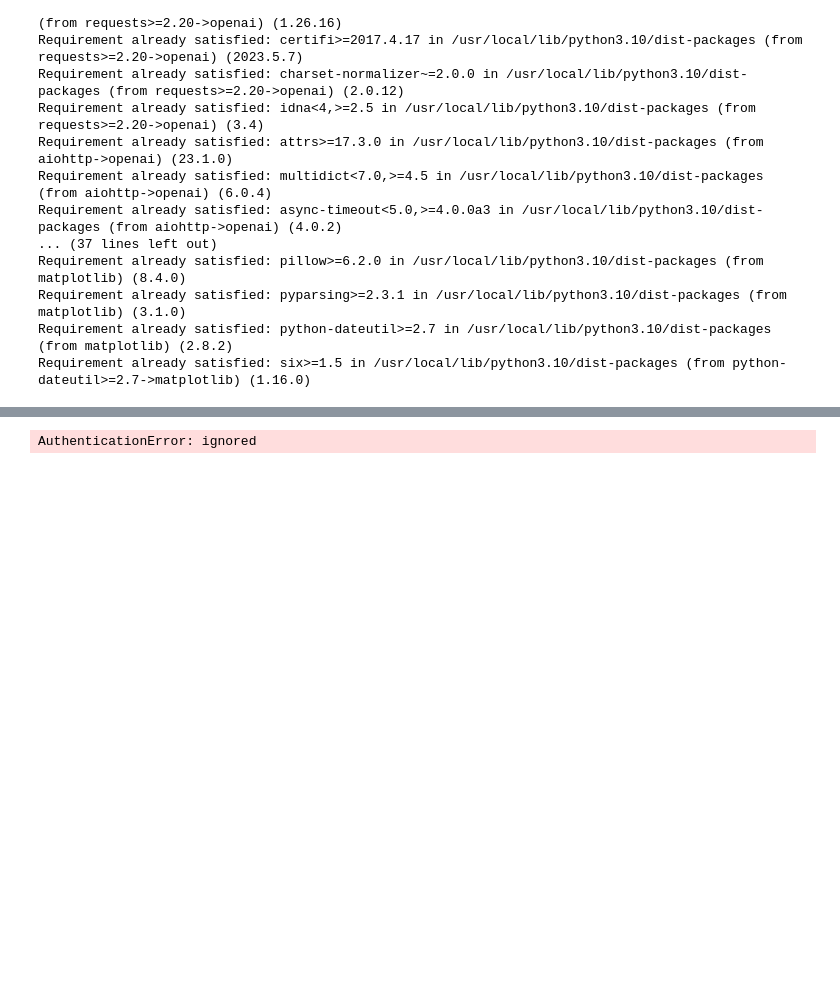
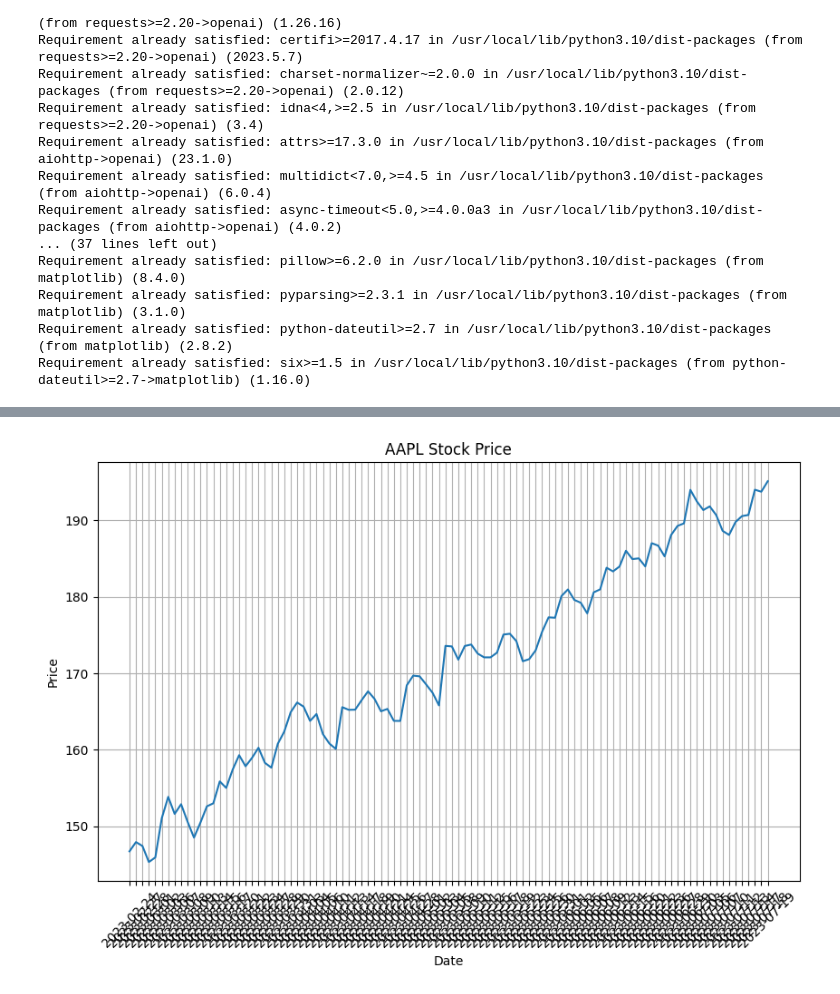
Before and after one commit to anayrshukla/sherlock, a Jupyter notebook: Stock_ChatBOT.ipynb, the cells around one changed output, grey strips where cells are left out. Drawn from its saved outputs; the diff is of its cells as text; code cells hidden in the pictures; blank space fills up the shorter version.

```diff
--- a/Stock_ChatBOT.ipynb
+++ b/Stock_ChatBOT.ipynb
@@ -39,13 +39,15 @@ Requirement already satisfied: six>=1.5 in /usr/local/lib/python3.10/dist-packag
 # 6. Write a function that lets the user chat with the chatbot and have a conversation
 # 7. Make a loop wherein the user can quit with the statement 'Quit' or continue having the conversation
 # %%
-openai.api_key = "####"
-newsapi_key = "####"
+
+openai.api_key = "###"
+alphavantage_key = "###"
+newsapi_key = "###"
 
 def fetch_articles(stock_symbol):
     today = datetime.now().strftime("%Y-%m-%d")
     one_month_ago = (datetime.now() - timedelta(days=30)).strftime("%Y-%m-%d")
-    url = f"https://newsapi.org/v2/everything?q={stock_symbol}&apiKey={newsapi_key}"
+    url = f"https://newsapi.org/v2/everything?q={stock_symbol}&from={one_month_ago}&to={today}&apiKey={newsapi_key}"
     response = requests.get(url)
     articles = response.json()['articles']
 
@@ -67,11 +69,10 @@ def select_article(articles):
 def generate_summary(article_text):
     response = openai.Completion.create(
         engine='davinci',
-        prompt=f"Summarize the following article in 5 sentences:\n{article_text}",
+        prompt=f"Summarize the following article in 5 sentences and make sure all information summarized is about the company that the stock relates to. Paragraph Format. The article is: :\n{article_text}",
         max_tokens=100,
         temperature=0.3
     )
-    print(article_text)
     summary = response.choices[0]['text']
     return summary
 
@@ -85,28 +86,43 @@ def perform_sentiment_analysis(text):
     else:
         return 'neutral'
 
-def get_stock_info(stock_symbol):
-    stock = yf.Ticker(stock_symbol)
-    info = stock.info
-    market_open = yf.market.Market().is_open()
+def get_stock_data(stock_symbol):
+    url = f"https://www.alphavantage.co/query?function=TIME_SERIES_DAILY&symbol={stock_symbol}&outputsize=compact&apikey={alphavantage_key}"
+    response = requests.get(url)
+    data = response.json()['Time Series (Daily)']
+    return data
 
-    if market_open:
-        price = info.get('regularMarketPrice', 'N/A')
-        volatility = info.get('volatility', 'N/A')
-    else:
-        price = 'N/A'
-        volatility = 'N/A'
+def plot_stock_graph(stock_symbol, data):
+    dates = []
+    prices = []
+    for date, values in data.items():
+        dates.append(date)
+        prices.append(float(values['4. close']))
+    dates.reverse()
+    prices.reverse()
 
-    return price, volatility
-def plot_stock_graph(stock_symbol):
-    stock = yf.Ticker(stock_symbol)
-    data = stock.history(period="1y")
-    data['Close'].plot(figsize=(10, 6))
+    plt.figure(figsize=(10, 6))
+    plt.plot(dates, prices)
     plt.xlabel('Date')
     plt.ylabel('Price')
     plt.title(f"{stock_symbol} Stock Price")
+    plt.xticks(rotation=45)
     plt.grid(True)
     plt.show()
+
+def display_stock_info(stock_symbol):
+    url = f"https://www.alphavantage.co/query?function=OVERVIEW&symbol={stock_symbol}&apikey={alphavantage_key}"
+    response = requests.get(url)
+    info = response.json()
+
+    print("Stock Information:")
+    print("Company Name:", info.get('Name', 'N/A'))
+    print("Sector:", info.get('Sector', 'N/A'))
+    print("Industry:", info.get('Industry', 'N/A'))
+    print("Market Cap:", info.get('MarketCapitalization', 'N/A'))
+    print("Dividend Yield:", info.get('DividendYield', 'N/A'))
+    print("PE Ratio:", info.get('PERatio', 'N/A'))
+    print("EPS:", info.get('EPS', 'N/A'))
 
 def main():
     stock_symbol = input("Welcome to the Stock Chatbot. Please enter the stock symbol you want to search: ")
@@ -119,21 +135,22 @@ def main():
     sentiment = perform_sentiment_analysis(selected_article['title'])
     if sentiment == 'positive':
         print("Sentiment: Positive")
-        print("Recommendation: Buy" + " (Disclaimer: StockBot may not give completely correct reccomendations)")
+        print("Recommendation: Buy (Disclaimer: StockBot may not give completely correct recommendations)")
     elif sentiment == 'negative':
         print("Sentiment: Negative")
-        print("Recommendation: Sell" + " (Disclaimer: StockBot may not give completely correct reccomendations)")
+        print("Recommendation: Sell (Disclaimer: StockBot may not give completely correct recommendations)")
     else:
         print("Sentiment: Neutral")
-        print("Recommendation: Hold" + " (Disclaimer: StockBot may not give completely correct reccomendations)")
+        print("Recommendation: Hold (Disclaimer: StockBot may not give completely correct recommendations)")
 
-    price, volatility = get_stock_info(stock_symbol)
-    print("Price:", price)
-    print("Volatility:", volatility)
+    data = get_stock_data(stock_symbol)
+    latest_date = max(data.keys())
+    latest_price = float(data[latest_date]['4. close'])
+    print("Latest Price:", latest_price)
 
-    show_graph = input("Would you like to see the stock price graph? (yes/no): ")
-    if show_graph.lower() == "yes":
-        plot_stock_graph(stock_symbol)
+    display_stock_info(stock_symbol)
+
+    plot_stock_graph(stock_symbol, data)
 
 if __name__ == "__main__":
     main()
@@ -153 +175 @@ Enter the number of the article you want to read: 8
-AuthenticationError: ignored
+[figure, added]
```
Also changed, not shown: parts of 1 cell of this notebook.
